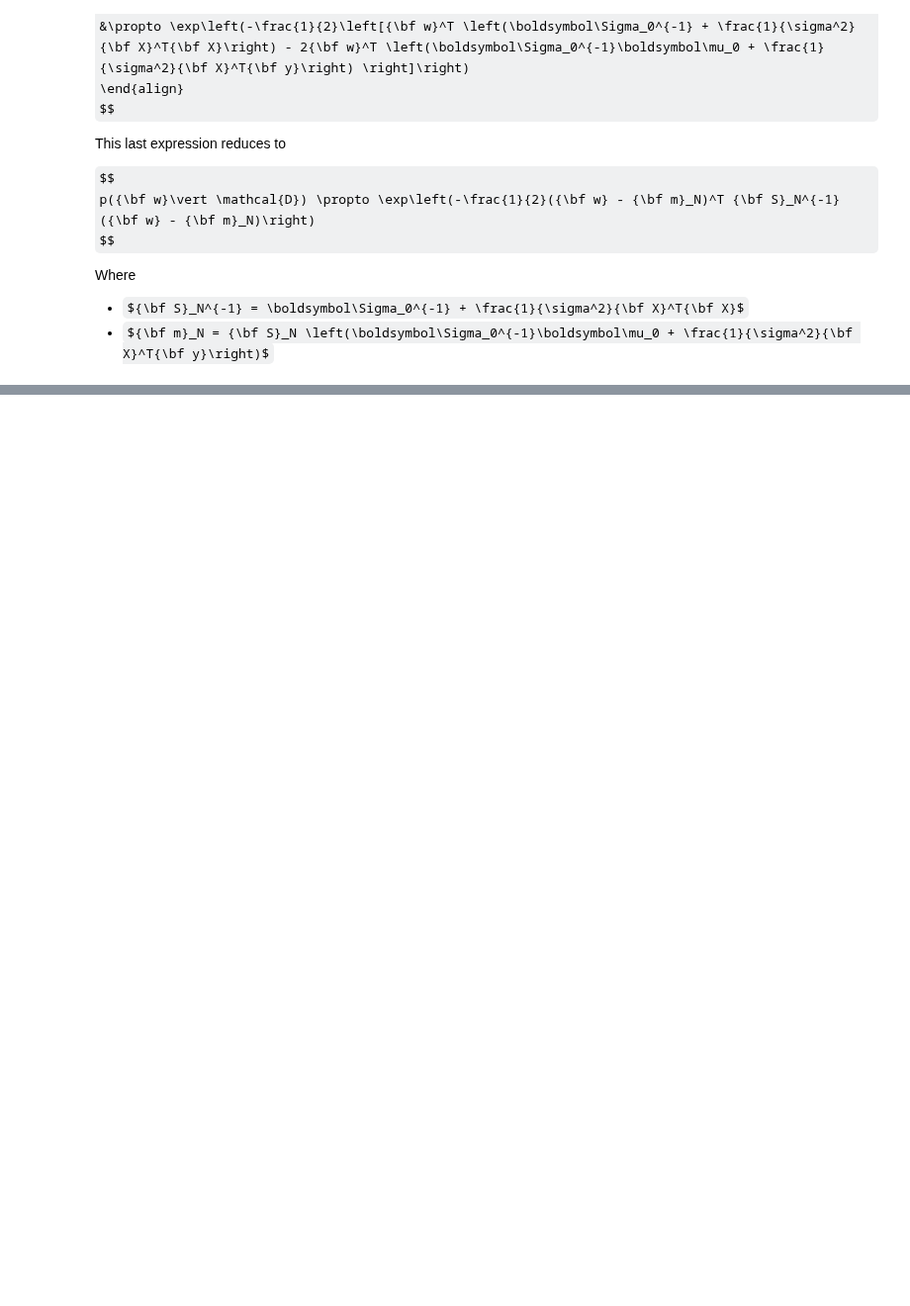
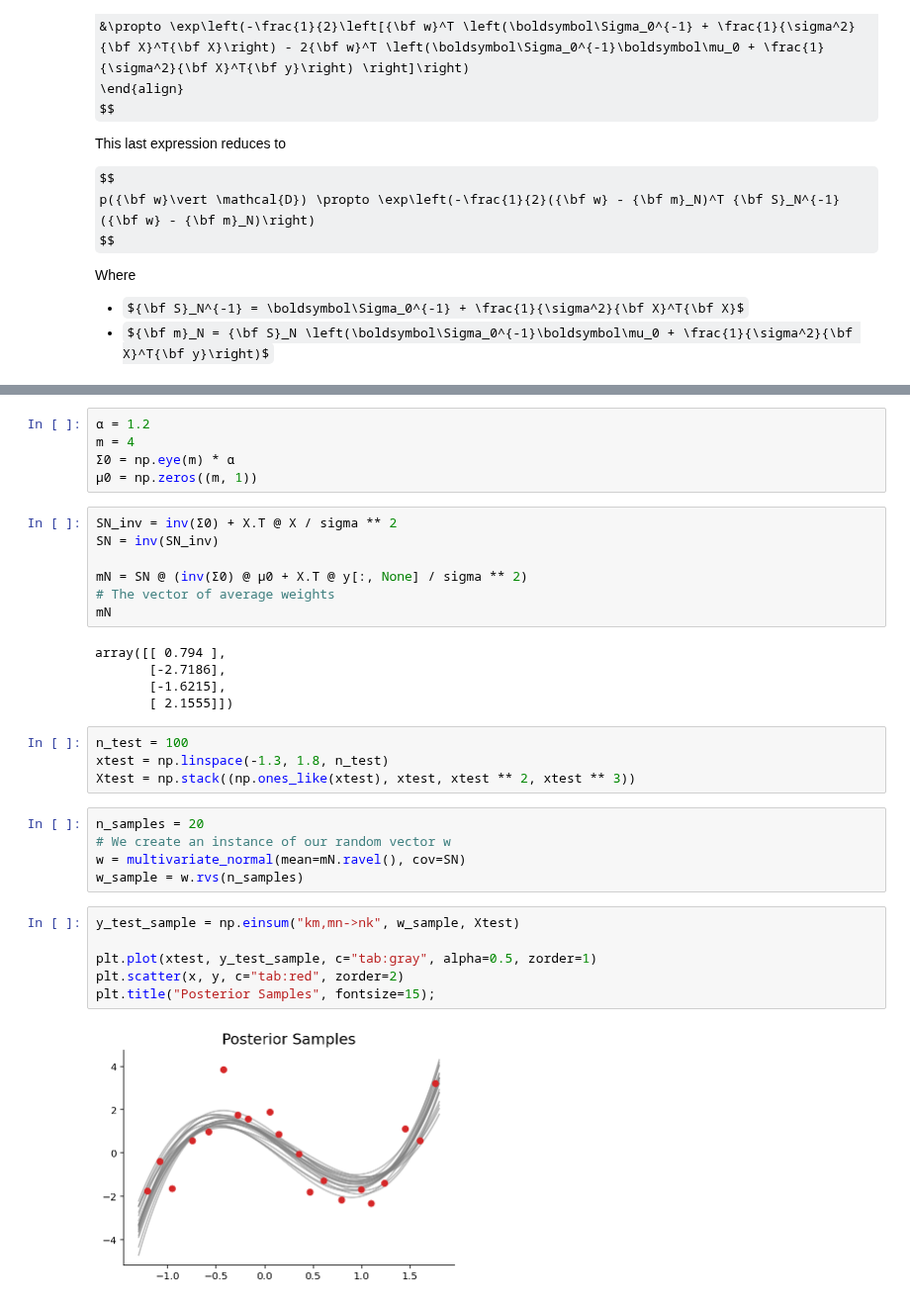
Before and after one commit to gerdm/prml, a Jupyter notebook: chapter03/Bayesian-linear-regression.ipynb, the cells around one changed output, grey strips where cells are left out. Shown at 99% size. Drawn from its saved outputs; the diff is of its cells as text; some formulas as TeX source; blank space fills up the shorter version.

```diff
--- a/chapter03/Bayesian-linear-regression.ipynb
+++ b/chapter03/Bayesian-linear-regression.ipynb
@@ -62,0 +96,34 @@ Sn * (S0.inv() @ m0 + beta * phi.T @ t)
+# %%
+α = 1.2
+m = 4
+Σ0 = np.eye(m) * α
+μ0 = np.zeros((m, 1))
+# %%
+SN_inv = inv(Σ0) + X.T @ X / sigma ** 2
+SN = inv(SN_inv)
+
+mN = SN @ (inv(Σ0) @ μ0 + X.T @ y[:, None] / sigma ** 2)
+# The vector of average weights
+mN
+# %% [output]
+array([[ 0.794 ],
+       [-2.7186],
+       [-1.6215],
+       [ 2.1555]])
+# %%
+n_test = 100
+xtest = np.linspace(-1.3, 1.8, n_test)
+Xtest = np.stack((np.ones_like(xtest), xtest, xtest ** 2, xtest ** 3))
+# %%
+n_samples = 20
+# We create an instance of our random vector w
+w = multivariate_normal(mean=mN.ravel(), cov=SN)
+w_sample = w.rvs(n_samples)
+# %%
+y_test_sample = np.einsum("km,mn->nk", w_sample, Xtest)
+
+plt.plot(xtest, y_test_sample, c="tab:gray", alpha=0.5, zorder=1)
+plt.scatter(x, y, c="tab:red", zorder=2)
+plt.title("Posterior Samples", fontsize=15);
+# %% [output]
+[figure, added]
```
Also changed, not shown: parts of 10 cells of this notebook.
